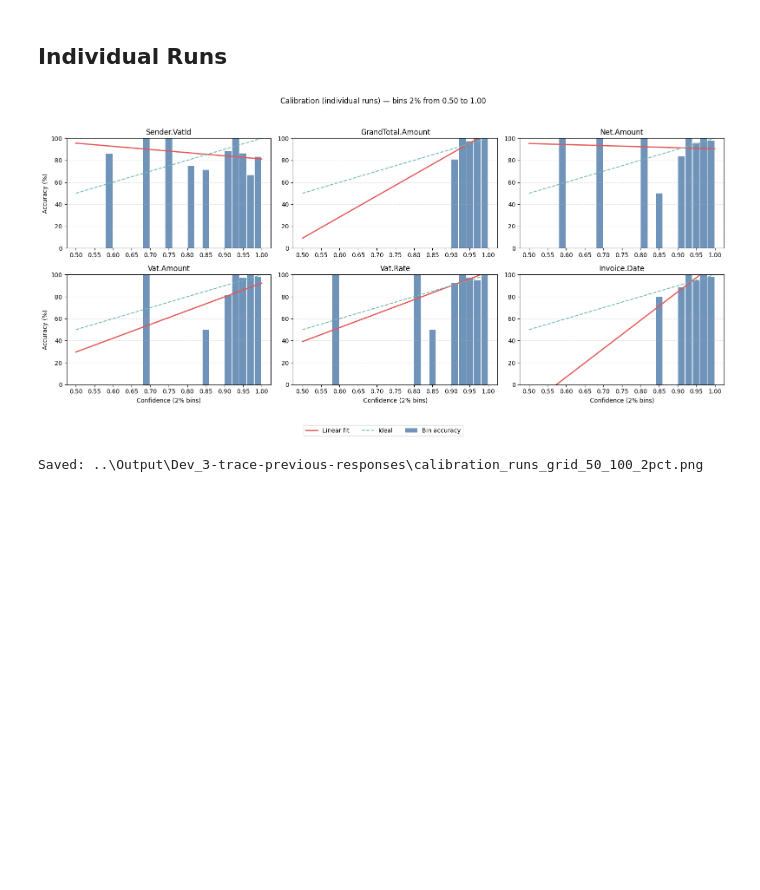
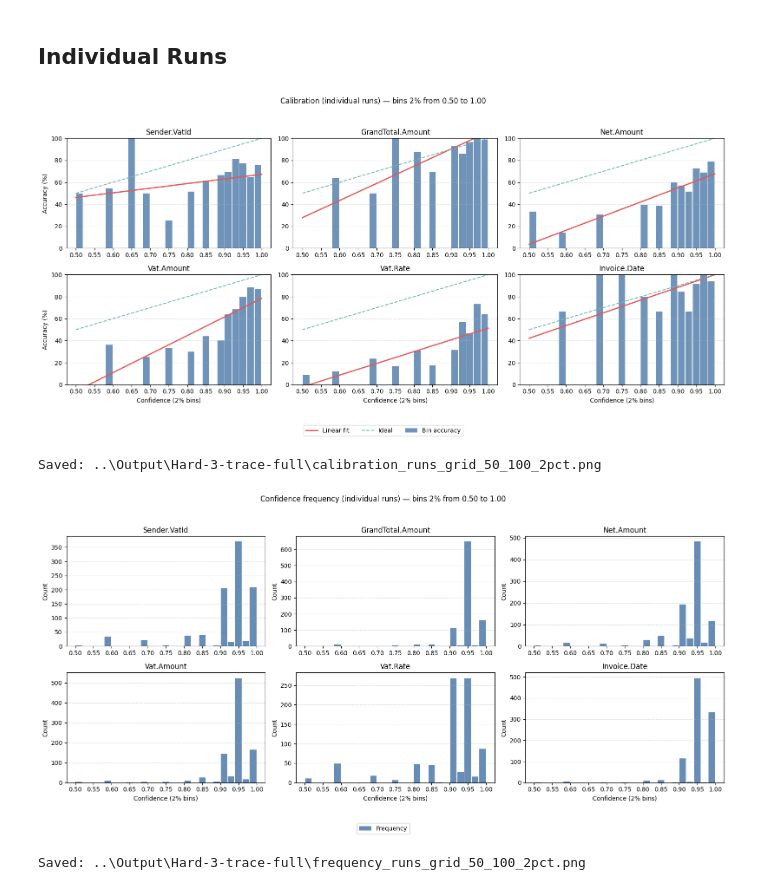
Before and after one commit to blumatix/bludelta-confidence-scores, a Jupyter notebook: Code/LLM-as-a-judge - Standard.ipynb, the cells around one changed output. Saved outputs shown, nothing was run; the diff lists cells and outputs as text; code cells hidden in the pictures; blank space fills up the shorter version.

```diff
--- a/Code/LLM-as-a-judge - Standard.ipynb
+++ b/Code/LLM-as-a-judge - Standard.ipynb
@@ -258,7 +258,7 @@ async def _timed_request(timeout_sec: float = 60, **kwargs):
     start = time.time()
     try:
         resp = await asyncio.wait_for(client.responses.create(**kwargs), timeout=timeout_sec)
-    except asyncio.TimeoutError:
+    except (asyncio.TimeoutError, BadRequestError):
         runtime = round(time.time() - start, 2)
         return None, {
             "runtime_sec": runtime,
@@ -368,7 +368,7 @@ def _coerce_answer_dict(ans: dict) -> dict:
 def _gt_path_for_txt(txt_path):
     p = Path(txt_path)
     stem_id = p.stem.split("_")[0]
-    return sorted(p.parent.glob(f"{stem_id}_*.json"))[0]
+    return sorted(p.parent.glob(f"{stem_id}*.json"))[0]
 
 
 def _norm_scalar(v):
@@ -1120,9 +1210,12 @@ def plot_calibration_for_individual_runs(run_dir: str | Path, min_conf: float =
 # %%
 # 80–100% in 2% bins
-FOLDER_TO_VISUALIZE = "Dev_3-trace-previous-responses"
+FOLDER_TO_VISUALIZE = "Hard-3-trace-full"
 plot_calibration_for_individual_runs(f"../Output/{FOLDER_TO_VISUALIZE}", min_conf=0.50, max_conf=1.00, bin_width=0.02)
+plot_confidence_frequency_for_individual_runs(f"../Output/{FOLDER_TO_VISUALIZE}", min_conf=0.50, max_conf=1.00, bin_width=0.02)
 # %% [output]
-[figure, old version]
+[figure, new version]
-Saved: ..\Output\Dev_3-trace-previous-responses\calibration_runs_grid_50_100_2pct.png
+Saved: ..\Output\Hard-3-trace-full\calibration_runs_grid_50_100_2pct.png
+[figure, added]
+Saved: ..\Output\Hard-3-trace-full\frequency_runs_grid_50_100_2pct.png
 # %%
 plot_calibration_for_run(f"../Output/{FOLDER_TO_VISUALIZE}", min_conf=0.50, max_conf=1.00, bin_width=0.02)
```
Also changed, not shown: parts of 6 cells of this notebook.
